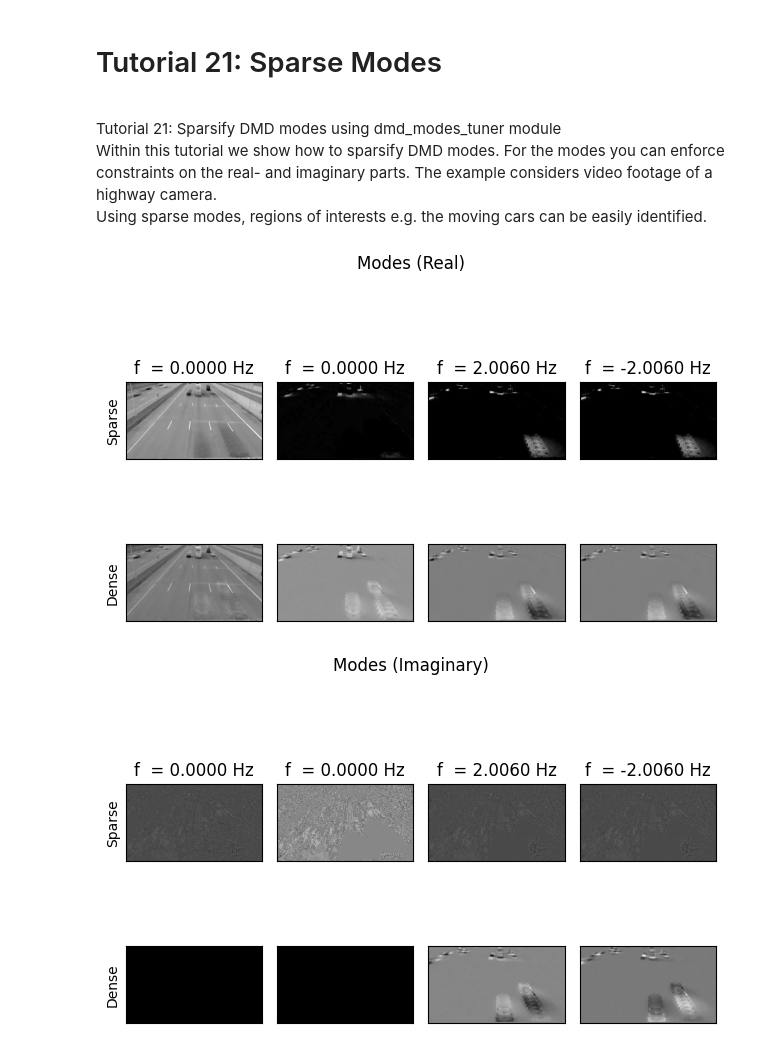
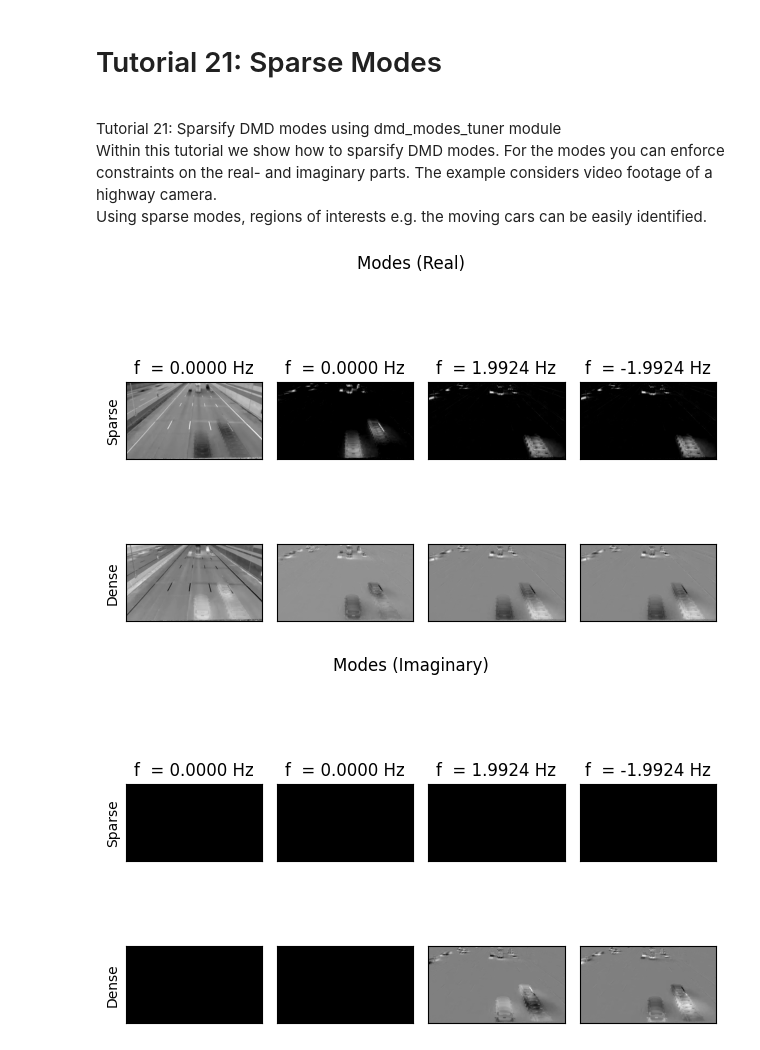
Before and after one commit to greinerth/PyDMD, a Jupyter notebook: tutorials/tutorial21/tutorial-21-sparse-modes.ipynb, the cells around one changed output. Cells and saved outputs as stored; diff of their text form; code cells hidden in the pictures.

Commit message:
chore: update tutorials w.r.t. osqp settings usage

```diff
--- a/tutorials/tutorial21/tutorial-21-sparse-modes.ipynb
+++ b/tutorials/tutorial21/tutorial-21-sparse-modes.ipynb
@@ -17,8 +17,15 @@ from pydmd.dmd_modes_tuner import BOUND, sparsify_modes
 # %%
 if __name__ == "__main__":
     DIR = os.path.abspath('')
-    DIR = os.path.join("video")
+    DIR = os.path.join(DIR, "video")
     READ_FRAMES = 16
+    OSQP_settings = {
+        "max_iter": int(1e6),
+        "verbose": False,
+        "linsys_solver": "qdldl",
+        "polish": True
+    }
+
     cap = cv2.VideoCapture(os.path.join(DIR, "cars_lowres.mp4"))
     if not cap.isOpened():
         raise FileNotFoundError(
@@ -37,33 +44,32 @@ if __name__ == "__main__":
                 images[..., i] = frame[..., 0]
                 frames_read += 1
     images = images[..., :frames_read]
-    images = images[..., ::-1]
-
-    obs = images.flatten().reshape((-1, frames_read))
+    obs = cv2.resize(
+        images,
+        (int(width), int(height)),
+        interpolation=cv2.INTER_CUBIC,
+    )
+    obs = obs.flatten().reshape((-1, frames_read))
     dmd = DMD()
     dmd.fit(obs[:, :-1], obs[:, 1:])
     omegas = np.log(dmd.eigs) * fps
 
+    # sort continiuous eigenvalues w.r.t. to imaginary part
+    sorted_idx = np.argsort(np.abs(omegas.imag))
     time = np.arange(obs.shape[-1]) * np.reciprocal(fps)
 
     # Setup lower- and upper bounds for real- and imaginary parts of the modes
-    bounds_real = BOUND(0.0, 255.0)
+    bounds_real = BOUND(0.0, None)
     bounds_imag = BOUND(0.0, 0.0)
-    sparse_modes, amps, idx_ok = sparsify_modes(
+    sparse_modes, amps, _ = sparsify_modes(
         omegas,
         time,
         obs,
-        alpha=1.0,
-        beta=1e-4,
+        beta=1e-6,
         bounds_real=bounds_real,
         bounds_imag=bounds_imag,
-        max_iter=5
+        osqp_settings=OSQP_settings
     )
-    omegas = omegas[idx_ok]
-
-    # sort continiuous eigenvalues w.r.t. to imaginary part
-    sorted_idx = np.argsort(np.abs(omegas.imag))
-
     sparse_modes = sparse_modes[:, sorted_idx]
     dense_modes = dmd.modes[:, sorted_idx]
     amps = amps[sorted_idx]
@@ -80,32 +86,32 @@ if __name__ == "__main__":
         sparse_mode_imag = sparse_modes[:, i].imag.reshape(
             (int(height), int(width))
         )
         dense_mode_imag = dense_modes[:, i].imag.reshape(
             (int(height), int(width))
         )
         ax1[0, i].imshow(sparse_mode_real, cmap="gray")
         ax1[0, i].set_title(f"f  = {omegas[i].imag / 2 / np.pi:.4f} Hz")
         ax1[1, i].imshow(dense_mode_real, cmap="gray")
         ax1[0, i].get_xaxis().set_ticks([])
         ax1[0, i].get_yaxis().set_ticks([])
         ax1[1, i].get_xaxis().set_ticks([])
         ax1[1, i].get_yaxis().set_ticks([])
         ax2[0, i].imshow(sparse_mode_imag, cmap="gray")
         ax2[0, i].set_title(f"f  = {omegas[i].imag / 2 / np.pi:.4f} Hz")
         ax2[1, i].imshow(dense_mode_imag, cmap="gray")
         ax2[0, i].get_xaxis().set_ticks([])
         ax2[0, i].get_yaxis().set_ticks([])
         ax2[1, i].get_xaxis().set_ticks([])
         ax2[1, i].get_yaxis().set_ticks([])
     ax1[0, 0].set_ylabel("Sparse")
     ax1[1, 0].set_ylabel("Dense")
     ax2[0, 0].set_ylabel("Sparse")
     ax2[1, 0].set_ylabel("Dense")
     fig1.suptitle("Modes (Real)")
     fig2.suptitle("Modes (Imaginary)")
     fig1.tight_layout()
     fig2.tight_layout()
     plt.show()
 # %% [output]
-[figure, old version]
+[figure, new version]
-[figure, old version]
+[figure, new version]
```
Also changed, not shown: 3 other files.
